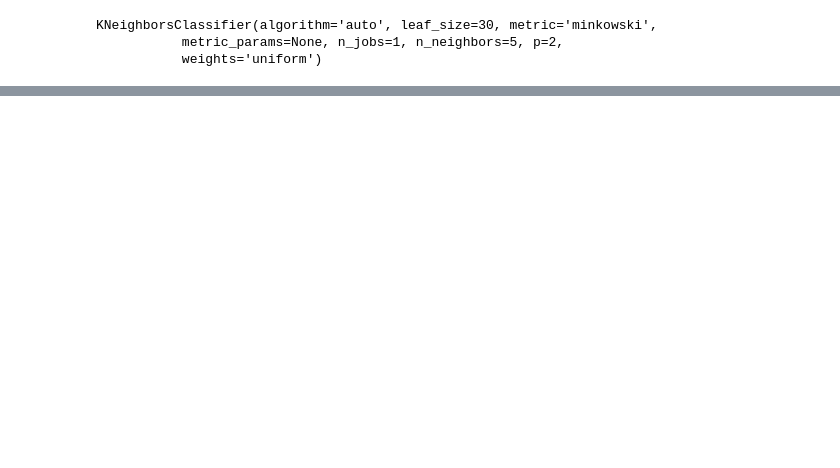
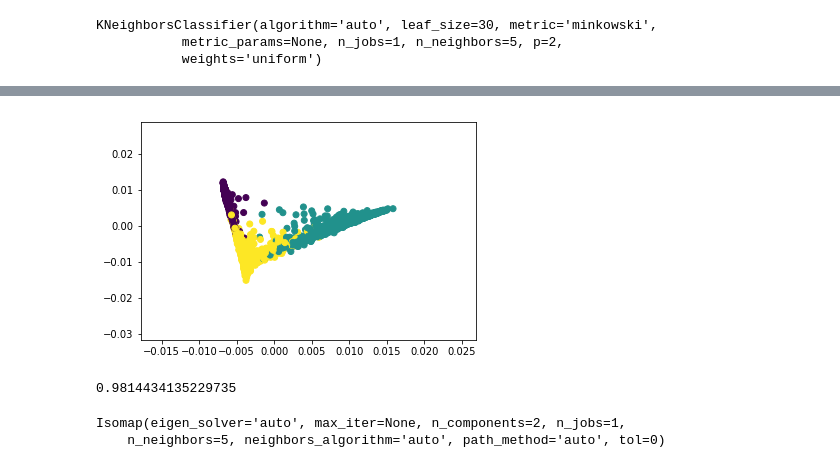
Before and after one commit to wuyxiquanquan/Anaesthetic_Monkey, a Jupyter notebook: LDA.ipynb, the cells around one changed output, grey strips where cells are left out. Saved outputs shown, nothing was run; the diff lists cells and outputs as text; code cells hidden in the pictures; blank space fills up the shorter version.

```diff
--- a/LDA.ipynb
+++ b/LDA.ipynb
@@ -91,0 +141,22 @@ a = np.arange(10)
+# %%
+# val
+X_new_val = lle.fit_transform(Xs_val)
+plt.scatter(X_new_val[:, 0], X_new_val[:, 1], marker='o', c=ys_val)
+plt.show()
+# %% [output]
+[figure, added]
+# %%
+from sklearn.neighbors import KNeighborsClassifier
+knn = KNeighborsClassifier(n_neighbors=5)
+knn.fit(X_new_train, ys_train)
+print(knn.score(X_new_val, ys_val))
+# %% [output]
+0.9814434135229735
+# %%
+# ----------------------- ISOMap
+from sklearn.manifold import Isomap
+isomap = Isomap(n_components=2)
+isomap.fit(Xs_train, ys_train)
+# %% [output]
+Isomap(eigen_solver='auto', max_iter=None, n_components=2, n_jobs=1,
+    n_neighbors=5, neighbors_algorithm='auto', path_method='auto', tol=0)
```
Also changed, not shown: parts of 18 cells of this notebook.
